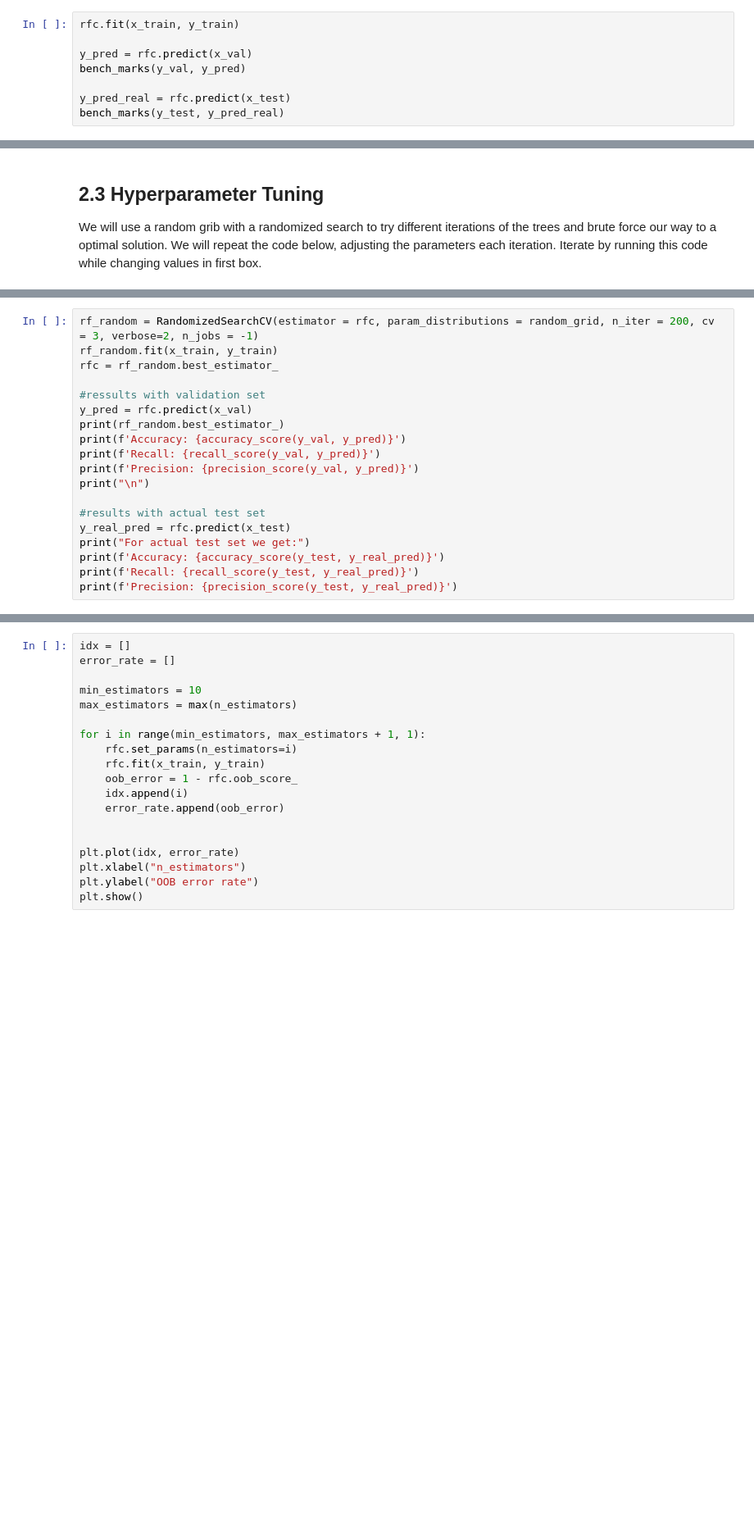
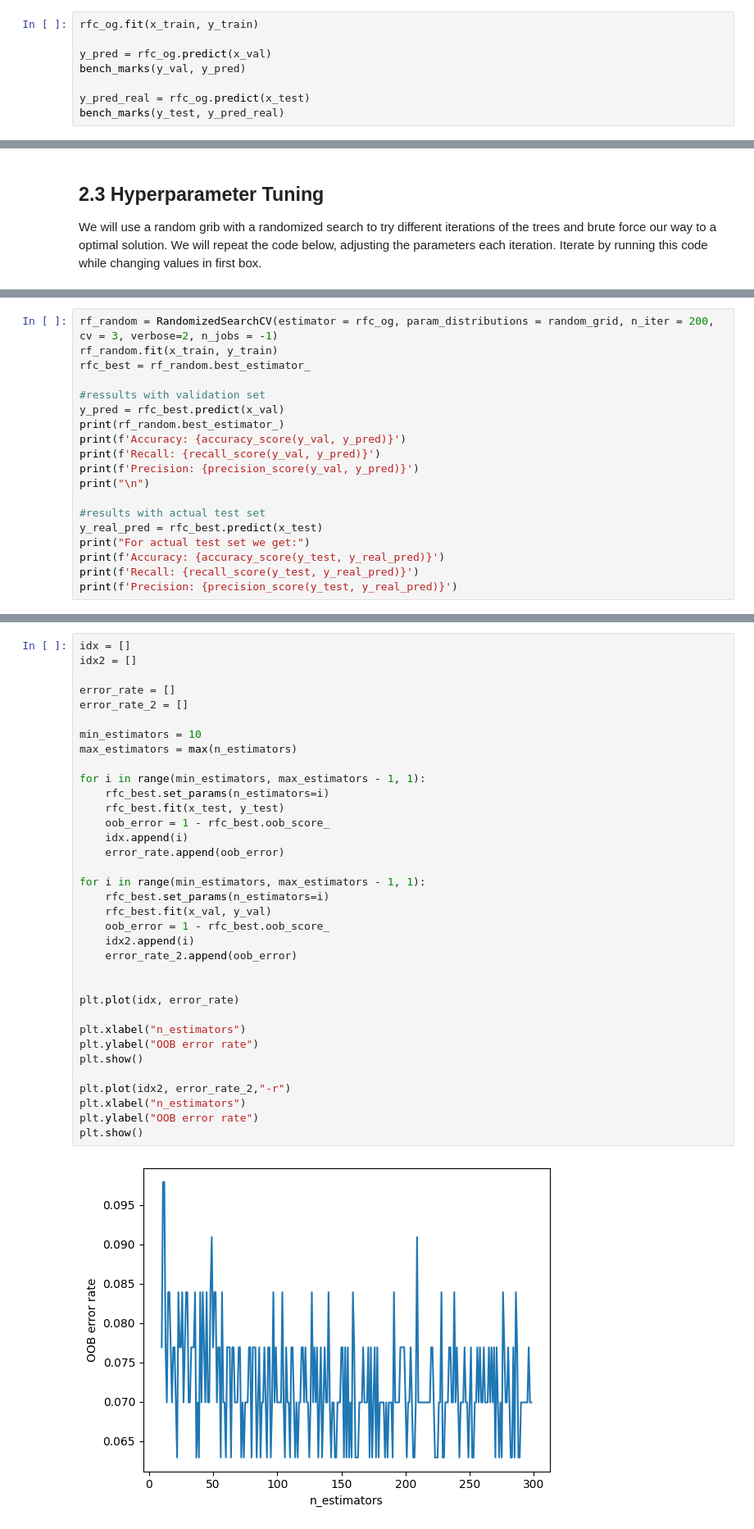
Before and after one commit to Berat03/ml_coursework, a Jupyter notebook: Random_Forest.ipynb, the cells around one changed output, grey strips where cells are left out. Shown at 82% size. Drawn from its saved outputs; the diff is of its cells as text; blank space fills up the shorter version.

```diff
--- a/Random_Forest.ipynb
+++ b/Random_Forest.ipynb
@@ -88,8 +160,8 @@ NameError: name 'rfc' is not defined
 # %%
-rfc.fit(x_train, y_train)
+rfc_og.fit(x_train, y_train)
 
-y_pred = rfc.predict(x_val)
+y_pred = rfc_og.predict(x_val)
 bench_marks(y_val, y_pred)
 
-y_pred_real = rfc.predict(x_test)
+y_pred_real = rfc_og.predict(x_test)
 bench_marks(y_test, y_pred_real)
@@ -114,12 +204,12 @@ random_grid = {'n_estimators': n_estimators,
                #'bootstrap': bootstrap,
                'criterion': criterion}
 # %%
-rf_random = RandomizedSearchCV(estimator = rfc, param_distributions = random_grid, n_iter = 200, cv = 3, verbose=2, n_jobs = -1)
+rf_random = RandomizedSearchCV(estimator = rfc_og, param_distributions = random_grid, n_iter = 200, cv = 3, verbose=2, n_jobs = -1)
 rf_random.fit(x_train, y_train)
-rfc = rf_random.best_estimator_
+rfc_best = rf_random.best_estimator_
 
 #ressults with validation set
-y_pred = rfc.predict(x_val)
+y_pred = rfc_best.predict(x_val)
 print(rf_random.best_estimator_)
 print(f'Accuracy: {accuracy_score(y_val, y_pred)}')
 print(f'Recall: {recall_score(y_val, y_pred)}')
@@ -127,7 +217,7 @@ print(f'Precision: {precision_score(y_val, y_pred)}')
 print("\n")
 
 #results with actual test set
-y_real_pred = rfc.predict(x_test)
+y_real_pred = rfc_best.predict(x_test)
 print("For actual test set we get:")
 print(f'Accuracy: {accuracy_score(y_test, y_real_pred)}')
 print(f'Recall: {recall_score(y_test, y_real_pred)}')
@@ -135,19 +239,37 @@ print(f'Precision: {precision_score(y_test, y_real_pred)}')
 # %%
 idx = []
+idx2 = []
+
 error_rate = []
+error_rate_2 = []
 
 min_estimators = 10
 max_estimators = max(n_estimators)
 
-for i in range(min_estimators, max_estimators + 1, 1):
-    rfc.set_params(n_estimators=i)
-    rfc.fit(x_train, y_train)
-    oob_error = 1 - rfc.oob_score_
+for i in range(min_estimators, max_estimators - 1, 1):
+    rfc_best.set_params(n_estimators=i)
+    rfc_best.fit(x_test, y_test)
+    oob_error = 1 - rfc_best.oob_score_
     idx.append(i)
     error_rate.append(oob_error)
 
+for i in range(min_estimators, max_estimators - 1, 1):
+    rfc_best.set_params(n_estimators=i)
+    rfc_best.fit(x_val, y_val)
+    oob_error = 1 - rfc_best.oob_score_
+    idx2.append(i)
+    error_rate_2.append(oob_error)
+
 
 plt.plot(idx, error_rate)
+
 plt.xlabel("n_estimators")
 plt.ylabel("OOB error rate")
 plt.show()
+
+plt.plot(idx2, error_rate_2,"-r")
+plt.xlabel("n_estimators")
+plt.ylabel("OOB error rate")
+plt.show()
+# %% [output]
+[figure, added]
```
Also changed, not shown: parts of 16 cells of this notebook.
